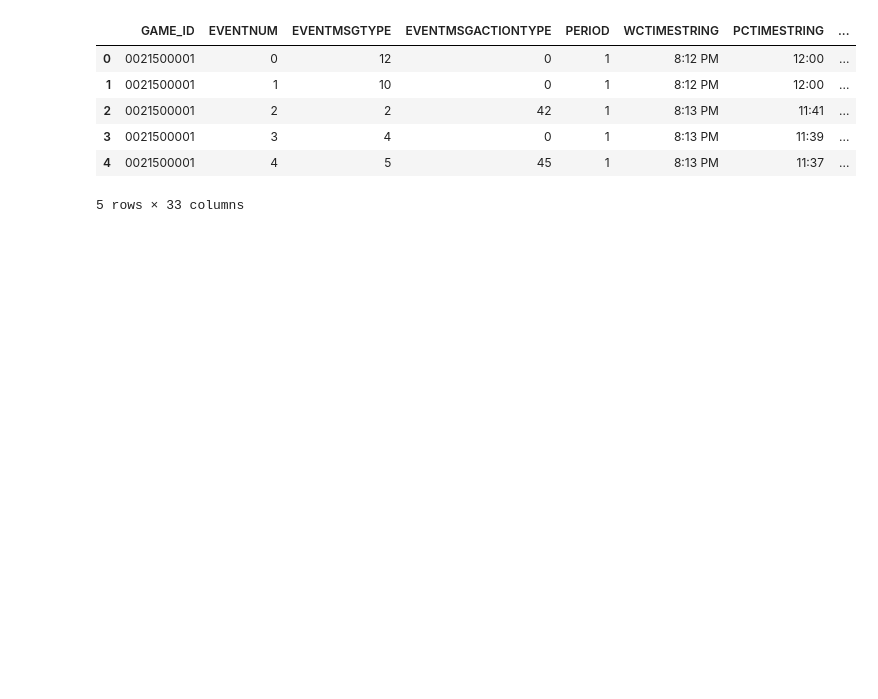
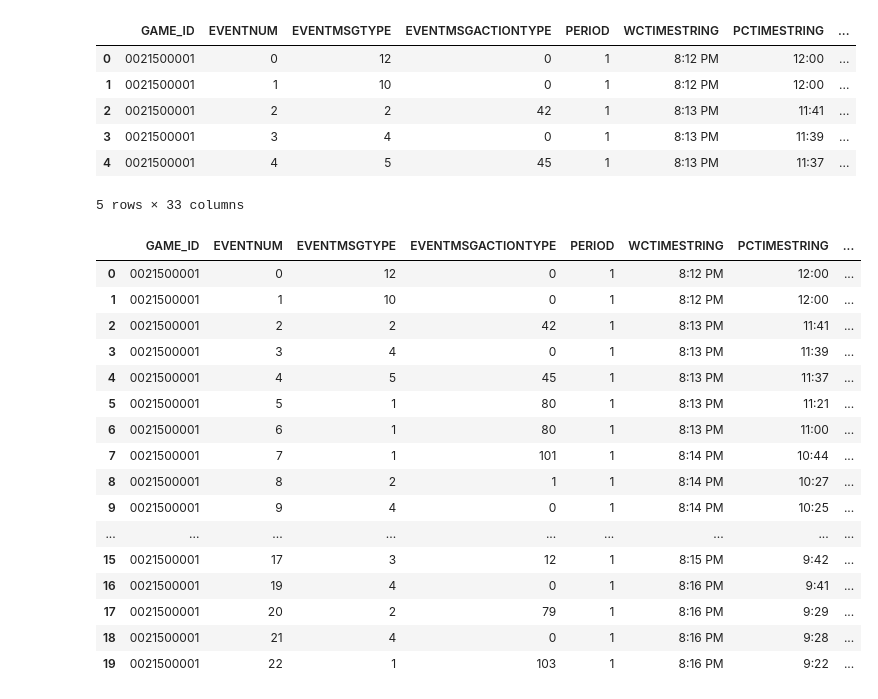
Before and after one commit to scottyla19/Off-Reb-PPP, a Jupyter notebook: ORPP.ipynb, the cells around one changed output. Drawn from its saved outputs; the diff is of its cells as text; code cells hidden in the pictures; blank space fills up the shorter version.

```diff
--- a/ORPP.ipynb
+++ b/ORPP.ipynb
@@ -7,6 +7,8 @@ import numpy as np
 import scipy.stats as ss
 import statsmodels.api as sm
 import matplotlib.pyplot as plt
+
+pd.options.display.max_columns = None
 # %%
 url = "http://stats.nba.com/stats/playbyplayv2?EndPeriod=10&EndRange=55800&GameID=%s&RangeType=2&Season=2015-16&SeasonType=Regular+Season&StartPeriod=1&StartRange=0"
 #EVENTMSGTYPE = 2 = Missed Shot
@@ -42,6 +50,26 @@ playsDF.head()
 | 3 | 0021500001 | 3 | 4 | 0 | 1 | 8:13 PM | 11:39 | ... |
 | 4 | 0021500001 | 4 | 5 | 45 | 1 | 8:13 PM | 11:37 | ... |
 5 rows × 33 columns
+# %%
+playsDF.head(20)
+# %% [output]
+|  | GAME_ID | EVENTNUM | EVENTMSGTYPE | EVENTMSGACTIONTYPE | PERIOD | WCTIMESTRING | PCTIMESTRING | ... |
+| 0 | 0021500001 | 0 | 12 | 0 | 1 | 8:12 PM | 12:00 | ... |
+| 1 | 0021500001 | 1 | 10 | 0 | 1 | 8:12 PM | 12:00 | ... |
+| 2 | 0021500001 | 2 | 2 | 42 | 1 | 8:13 PM | 11:41 | ... |
+| 3 | 0021500001 | 3 | 4 | 0 | 1 | 8:13 PM | 11:39 | ... |
+| 4 | 0021500001 | 4 | 5 | 45 | 1 | 8:13 PM | 11:37 | ... |
+| 5 | 0021500001 | 5 | 1 | 80 | 1 | 8:13 PM | 11:21 | ... |
+| 6 | 0021500001 | 6 | 1 | 80 | 1 | 8:13 PM | 11:00 | ... |
+| 7 | 0021500001 | 7 | 1 | 101 | 1 | 8:14 PM | 10:44 | ... |
+| 8 | 0021500001 | 8 | 2 | 1 | 1 | 8:14 PM | 10:27 | ... |
+| 9 | 0021500001 | 9 | 4 | 0 | 1 | 8:14 PM | 10:25 | ... |
+| ... | ... | ... | ... | ... | ... | ... | ... | ... |
+| 15 | 0021500001 | 17 | 3 | 12 | 1 | 8:15 PM | 9:42 | ... |
+| 16 | 0021500001 | 19 | 4 | 0 | 1 | 8:16 PM | 9:41 | ... |
+| 17 | 0021500001 | 20 | 2 | 79 | 1 | 8:16 PM | 9:29 | ... |
+| 18 | 0021500001 | 21 | 4 | 0 | 1 | 8:16 PM | 9:28 | ... |
+| 19 | 0021500001 | 22 | 1 | 103 | 1 | 8:16 PM | 9:22 | ... |
 # %%
 playsDF.tail()
 # %% [output]
```
Also changed, not shown: parts of 6 cells of this notebook.
